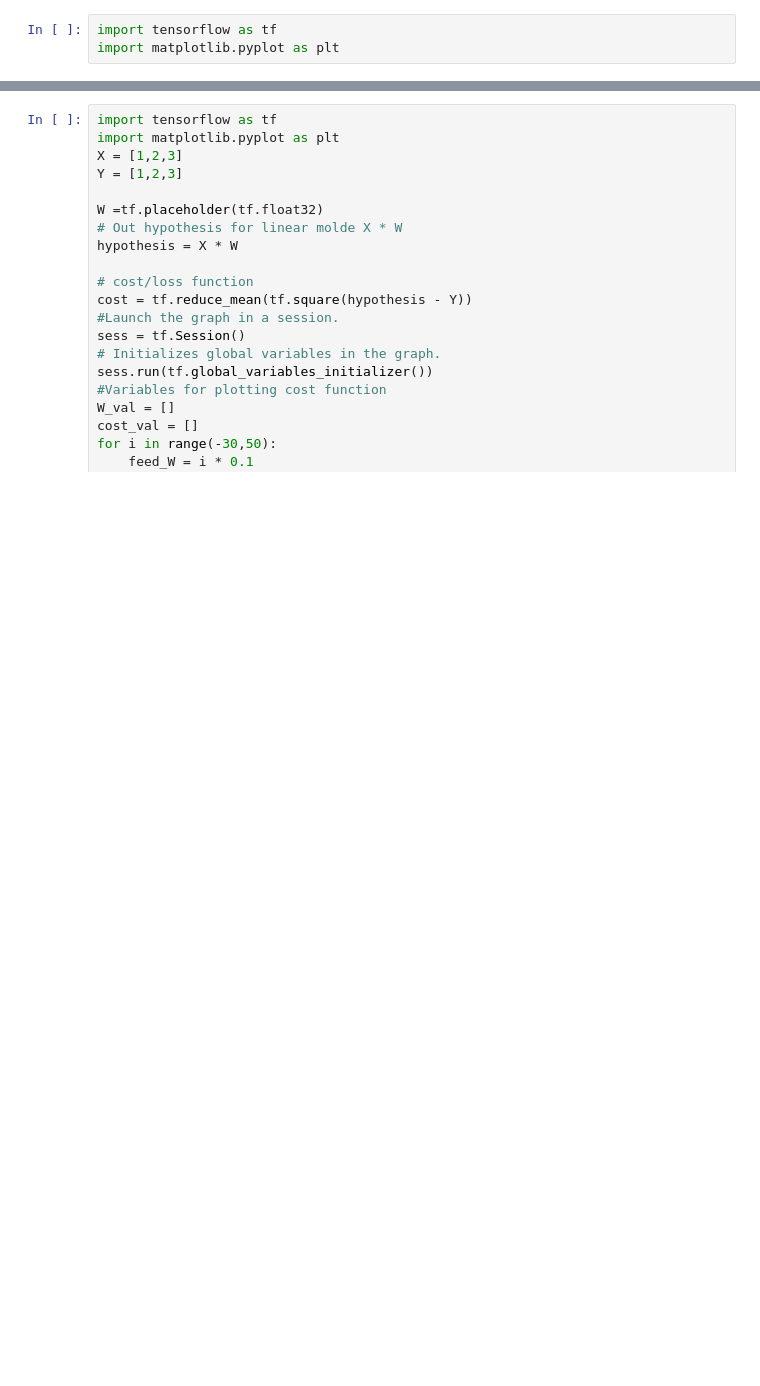
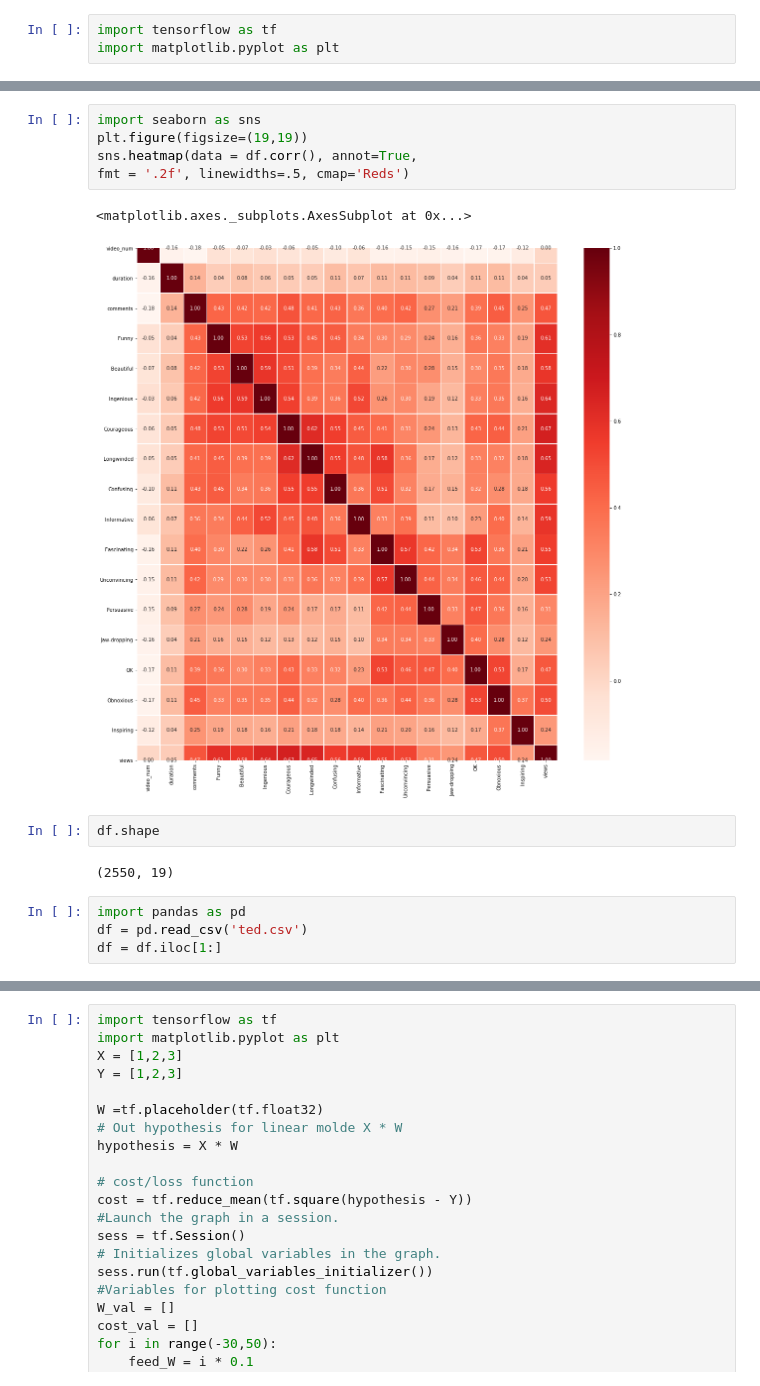
Before and after one commit to yunhacho/jupyterNotebook, a Jupyter notebook: Untitled.ipynb, the cells around one changed output, grey strips where cells are left out. Drawn from its saved outputs; the diff is of its cells as text; blank space fills up the shorter version.

```diff
--- a/Untitled.ipynb
+++ b/Untitled.ipynb
@@ -3,0 +8,16 @@ import matplotlib.pyplot as plt
+# %%
+import seaborn as sns
+plt.figure(figsize=(19,19))
+sns.heatmap(data = df.corr(), annot=True,
+fmt = '.2f', linewidths=.5, cmap='Reds')
+# %% [output]
+<matplotlib.axes._subplots.AxesSubplot at 0x...>
+[figure, added]
+# %%
+df.shape
+# %% [output]
+(2550, 19)
+# %%
+import pandas as pd
+df = pd.read_csv('ted.csv')
+df = df.iloc[1:]
```
Also changed, not shown: parts of 22 cells of this notebook, 5 other files.
